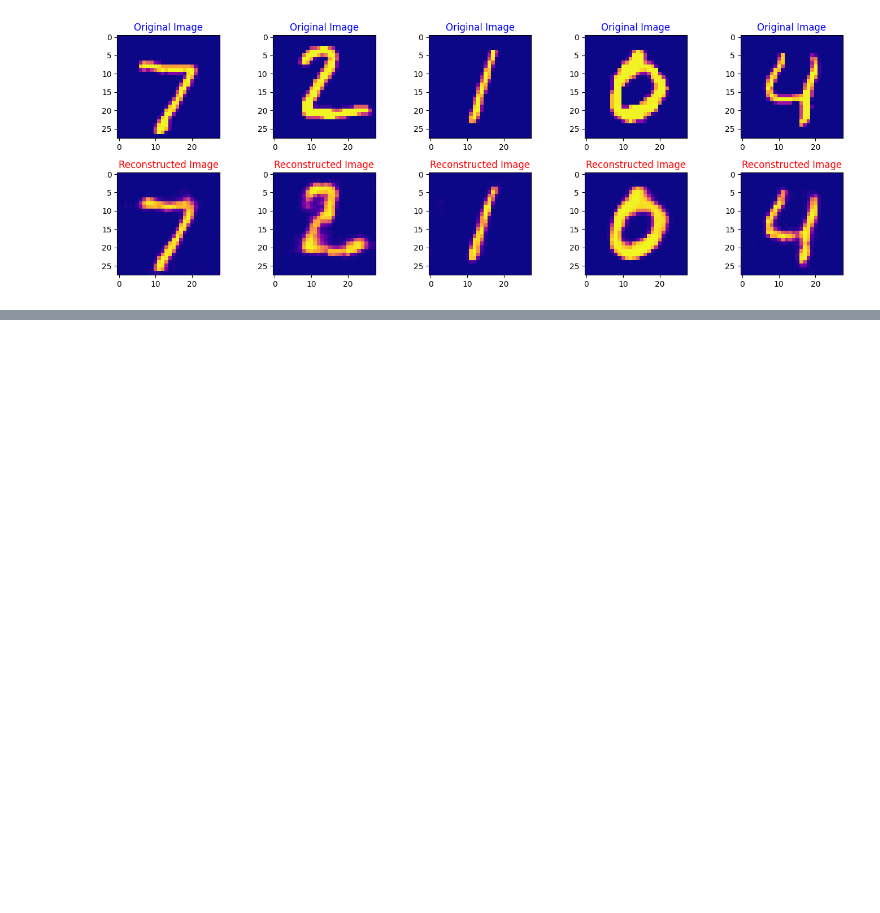
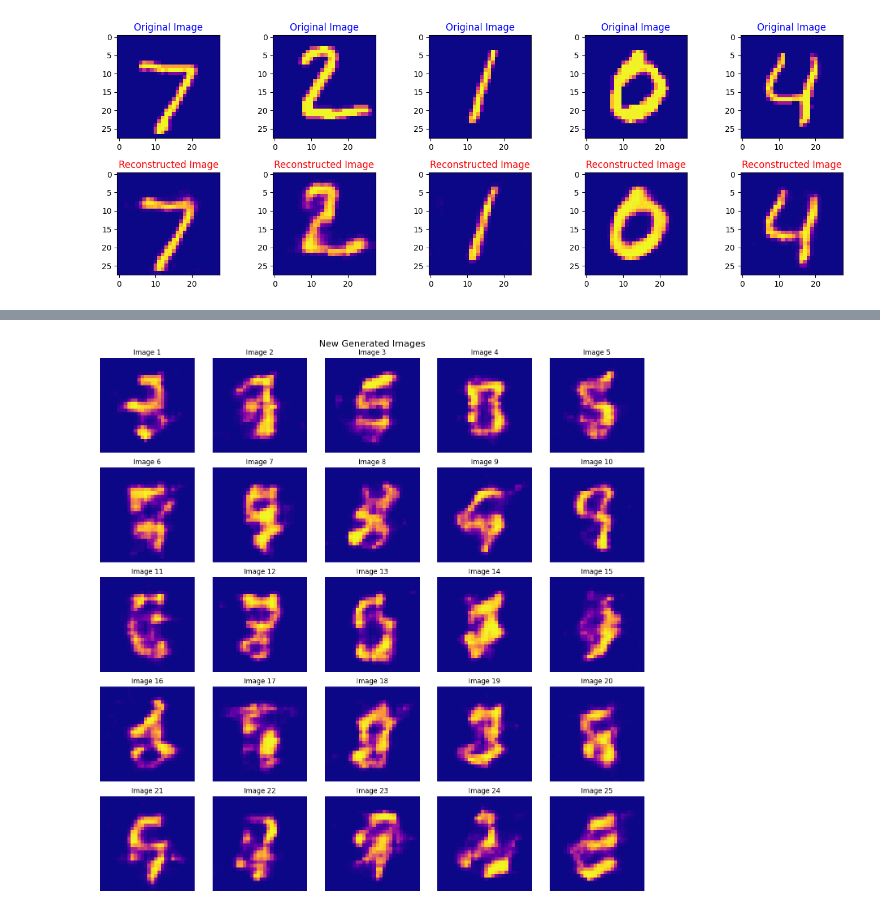
Before and after one commit to ayushraina2028/Term-Paper, a Jupyter notebook: Codes/CovolutionalAutoEncoder1.ipynb, the cells around one changed output, grey strips where cells are left out. Saved outputs shown, nothing was run; the diff lists cells and outputs as text; code cells hidden in the pictures; blank space fills up the shorter version.

```diff
--- a/Codes/CovolutionalAutoEncoder1.ipynb
+++ b/Codes/CovolutionalAutoEncoder1.ipynb
@@ -186,0 +273,33 @@ plt.show()
+# %%
+import matplotlib.pyplot as plt
+
+# Create a 5x5 grid of subplots
+fig, axs = plt.subplots(5, 5, figsize=(14, 14))
+
+# Iterate through each subplot
+for i in range(5):
+    for j in range(5):
+        # Generate image using decoder and random vector
+        index = i * 5 + j
+        random_vector = random_vectors[index].view(1, 128, 2, 2)
+        image = model.decoder(random_vector).view(28, 28)
+
+        # Plot the image on the current subplot
+        axs[i, j].imshow(image.cpu().detach().numpy().squeeze(), cmap='plasma')
+
+        # Add image number as title
+        axs[i, j].set_title(f'Image {index + 1}')
+
+        # Turn off axis for cleaner plot
+        axs[i, j].axis('off')
+
+# Add title for the entire figure
+fig.suptitle('New Generated Images', fontsize=16)
+
+# Adjust layout for better visualization
+plt.tight_layout()
+
+# Show the plot
+plt.show()
+# %% [output]
+[figure, added]
```
Also changed, not shown: parts of 14 cells of this notebook, 1 other file.
